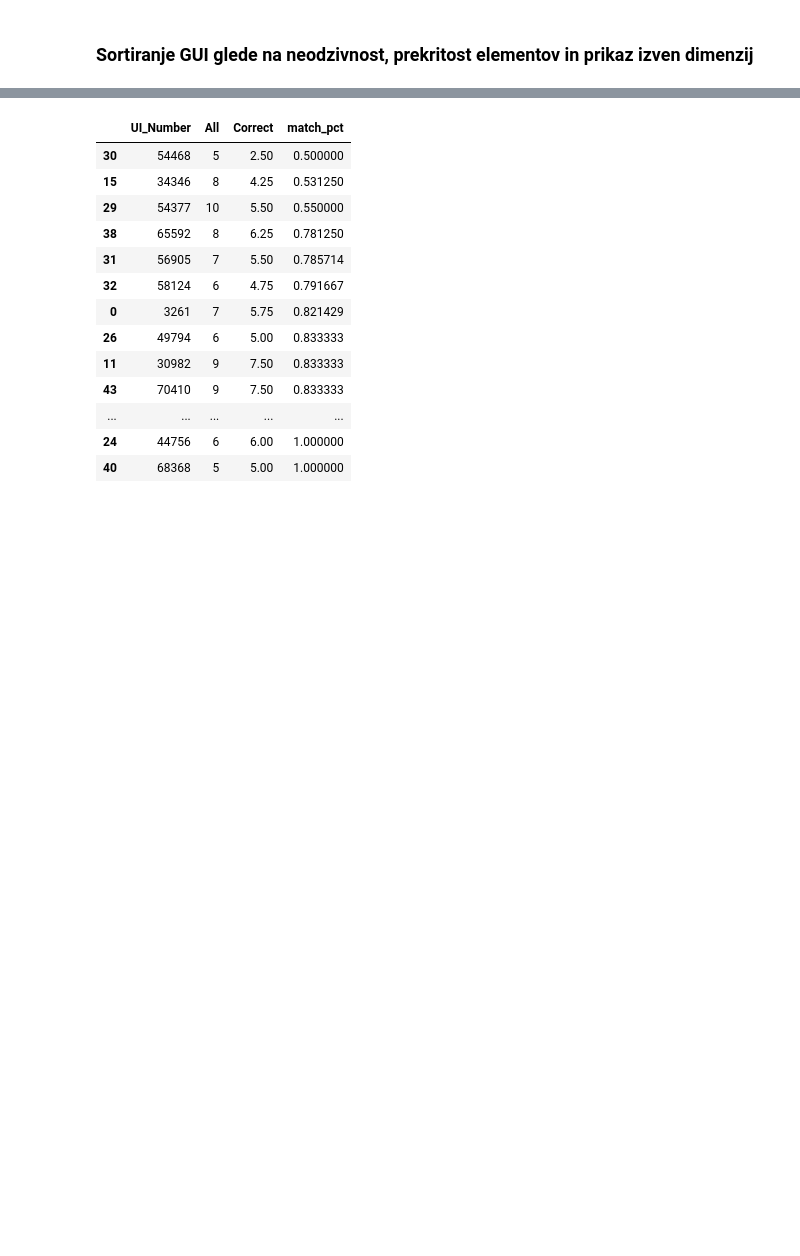
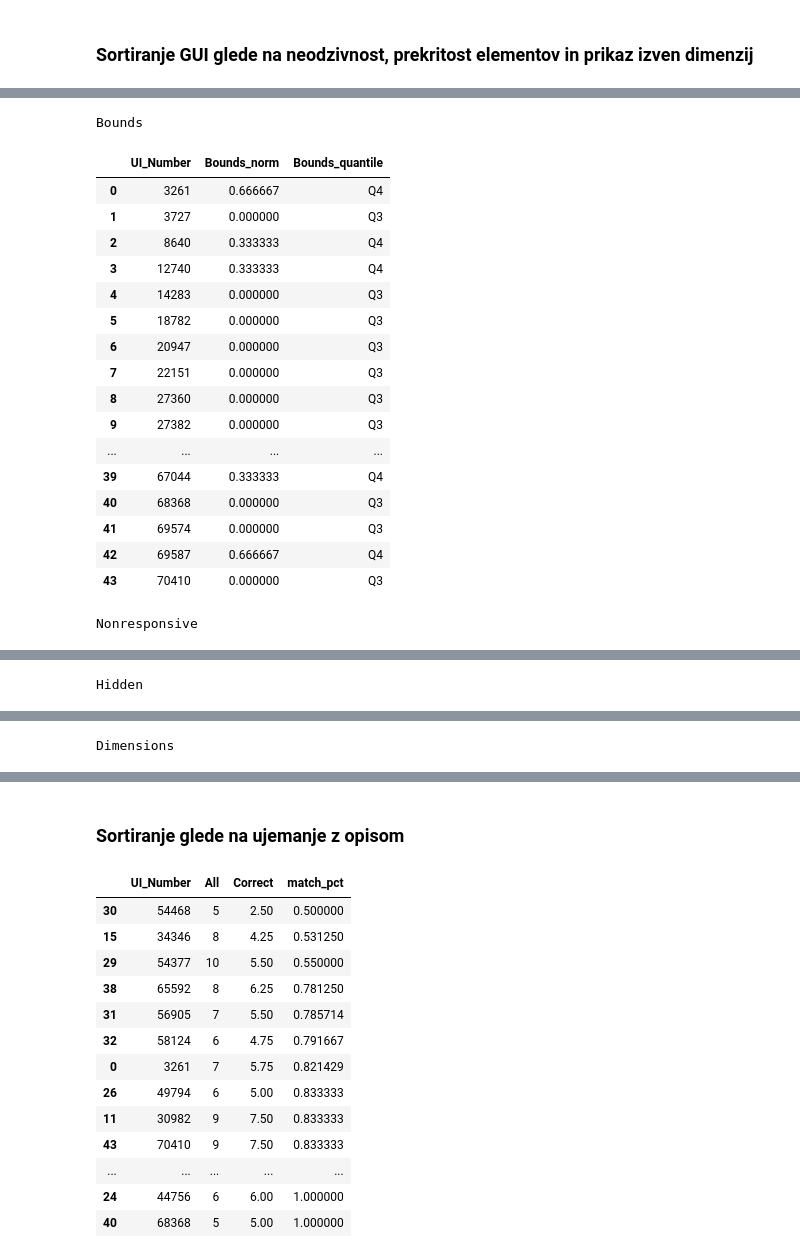
Before and after one commit to mmarolt/gui-prototyping-analysis, a Jupyter notebook: quantitative_analysis/analyze_prototype_elements.ipynb, the cells around one changed output, grey strips where cells are left out. Cells and saved outputs as stored; diff of their text form; code cells hidden in the pictures; blank space fills up the shorter version.

```diff
--- a/quantitative_analysis/analyze_prototype_elements.ipynb
+++ b/quantitative_analysis/analyze_prototype_elements.ipynb
@@ -163,0 +157,69 @@ visual_df
+# %%
+import numpy as np
+import pandas as pd
+
+df = pd.read_csv('./design_evaluation/gui_visual_analysis.csv', delimiter=';')
+metrics = ["Bounds", "Nonresponsive", "Hidden", "Dimensions"]
+
+df['Dimensions'] = df['Dimensions'].map({'YES': 1, 'NO': 0})
+df_clean = df.groupby("UI_Number")[metrics].mean().reset_index()
+
+def normalize_column(col):
+    col = col.astype(float)
+    min_val = col.min(skipna=True)
+    max_val = col.max(skipna=True)
+    if pd.isna(min_val) or pd.isna(max_val):
+        return pd.Series(0, index=col.index)
+    range_val = max_val - min_val
+    if range_val == 0:
+        return pd.Series(0, index=col.index)
+    return (col - min_val) / range_val
+
+norm_df = df_clean.copy()
+for m in metrics:
+    norm_col = f"{m}_norm"
+    norm_df[norm_col] = normalize_column(norm_df[m])
+
+for m in metrics:
+    norm_col = f"{m}_norm"
+    q1 = norm_df[norm_col].quantile(0.25)
+    q2 = norm_df[norm_col].quantile(0.50)
+    q3 = norm_df[norm_col].quantile(0.75)
+
+    conditions = [
+        norm_df[norm_col] < q1,
+        (norm_df[norm_col] >= q1) & (norm_df[norm_col] < q2),
+        (norm_df[norm_col] >= q2) & (norm_df[norm_col] < q3),
+        norm_df[norm_col] >= q3
+    ]
+    choices = ["Q1", "Q2", "Q3", "Q4"]
+
+    norm_df[f"{m}_quantile"] = np.select(
+        conditions,
+        choices,
+        default=None
+    ).astype(object)
+
+for m in metrics:
+    print(m)
+    display(norm_df[["UI_Number", m + "_norm", m + "_quantile"]])
+# %% [output]
+Bounds
+|  | UI_Number | Bounds_norm | Bounds_quantile |
+| 0 | 3261 | 0.666667 | Q4 |
+| 1 | 3727 | 0.000000 | Q3 |
+| 2 | 8640 | 0.333333 | Q4 |
+| 3 | 12740 | 0.333333 | Q4 |
+| 4 | 14283 | 0.000000 | Q3 |
+| 5 | 18782 | 0.000000 | Q3 |
+| 6 | 20947 | 0.000000 | Q3 |
+| 7 | 22151 | 0.000000 | Q3 |
+| 8 | 27360 | 0.000000 | Q3 |
+| 9 | 27382 | 0.000000 | Q3 |
+| ... | ... | ... | ... |
+| 39 | 67044 | 0.333333 | Q4 |
+| 40 | 68368 | 0.000000 | Q3 |
+| 41 | 69574 | 0.000000 | Q3 |
+| 42 | 69587 | 0.666667 | Q4 |
+| 43 | 70410 | 0.000000 | Q3 |
+Nonresponsive
@@ -163,0 +243 @@ visual_df
+Hidden
@@ -163,0 +261 @@ visual_df
+Dimensions
@@ -164,3 +279,5 @@ visual_df
+# %% [markdown]
+### Sortiranje glede na ujemanje z opisom
 # %%
 desc_df = pd.read_csv('./description_validation/rezultati.csv', delimiter=';')
 
```
Also changed, not shown: parts of 17 cells of this notebook, 9 other files.
